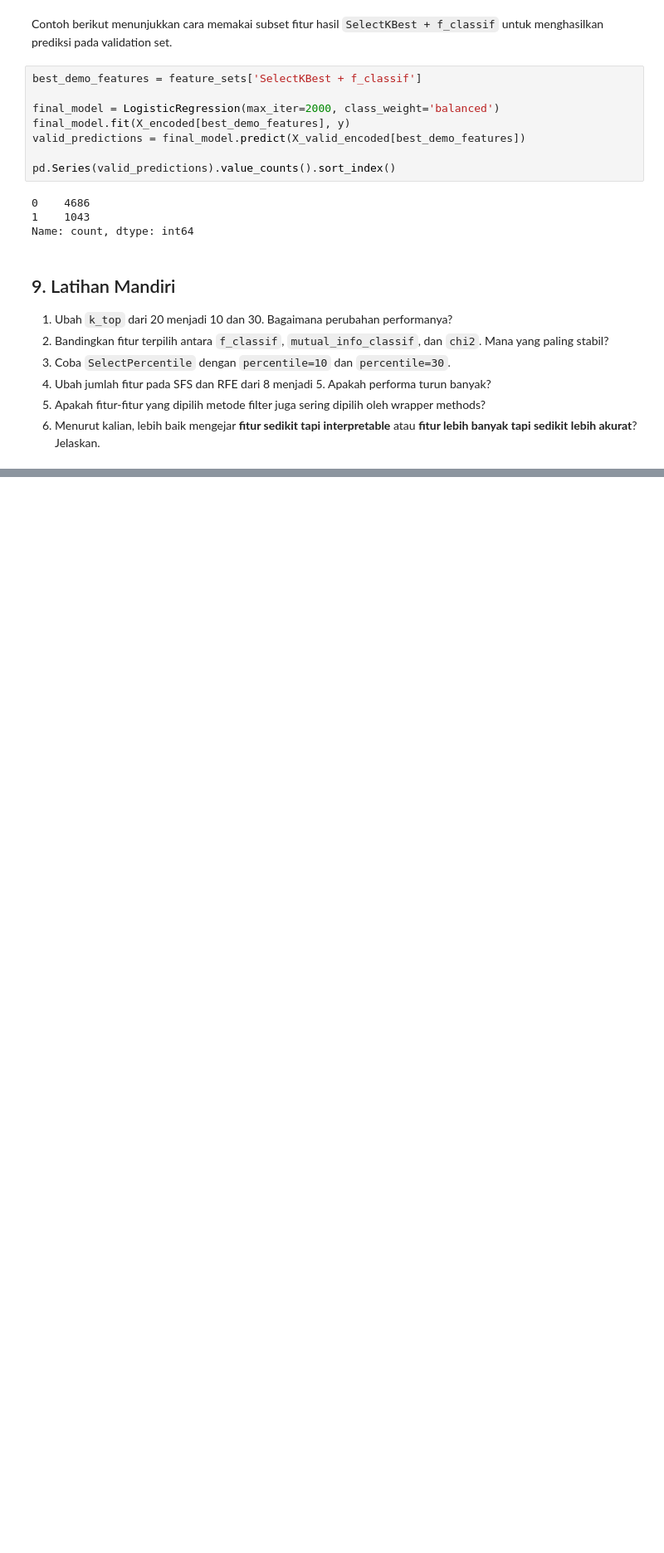
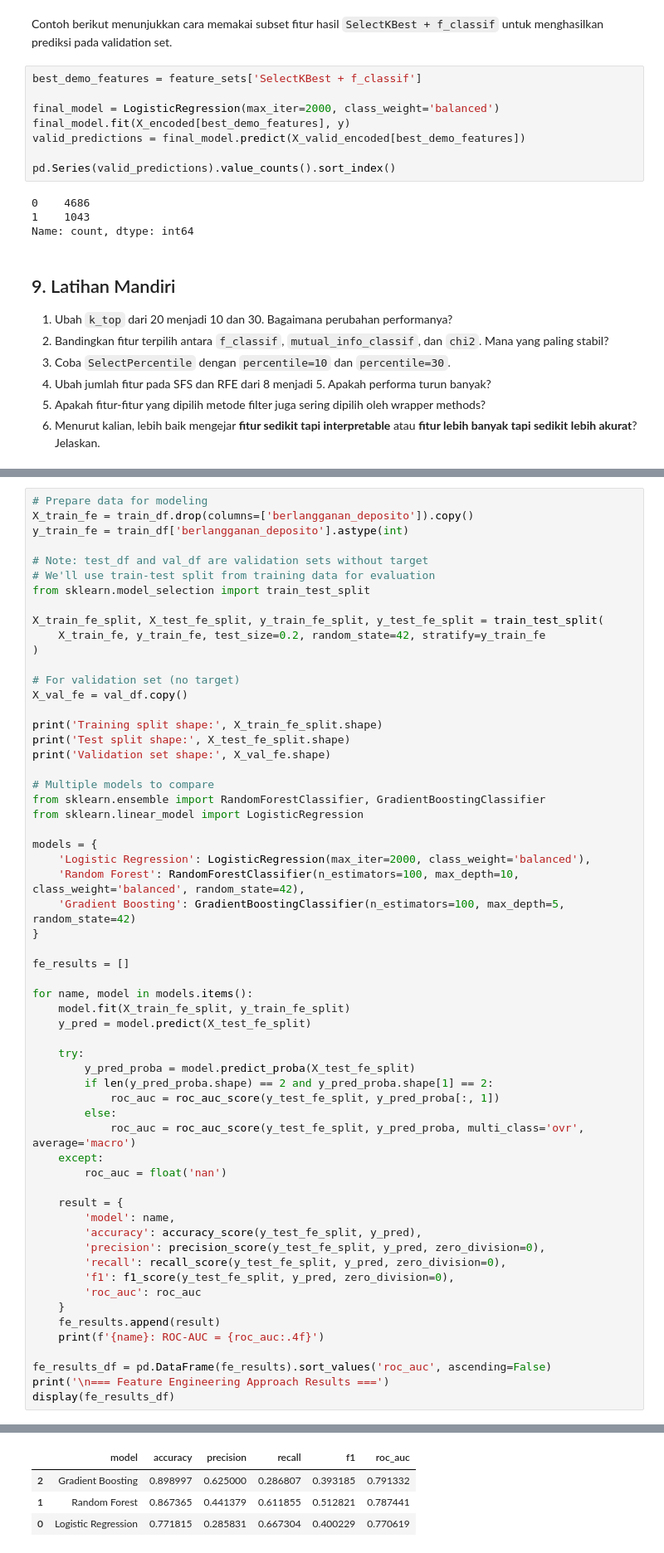
Before and after one commit to 0xkeonho/Modul-Data-Mining, a Jupyter notebook: week-03/praktikum/Filter-Wrapper.ipynb, the cells around one changed output, grey strips where cells are left out. Shown at 83% size. Drawn from its saved outputs; the diff is of its cells as text; blank space fills up the shorter version.

```diff
--- a/week-03/praktikum/Filter-Wrapper.ipynb
+++ b/week-03/praktikum/Filter-Wrapper.ipynb
@@ -1758,0 +1977,60 @@ Name: count, dtype: int64
+# %%
+# Prepare data for modeling
+X_train_fe = train_df.drop(columns=['berlangganan_deposito']).copy()
+y_train_fe = train_df['berlangganan_deposito'].astype(int)
+
+# Note: test_df and val_df are validation sets without target
+# We'll use train-test split from training data for evaluation
+from sklearn.model_selection import train_test_split
+
+X_train_fe_split, X_test_fe_split, y_train_fe_split, y_test_fe_split = train_test_split(
+    X_train_fe, y_train_fe, test_size=0.2, random_state=42, stratify=y_train_fe
+)
+
+# For validation set (no target)
+X_val_fe = val_df.copy()
+
+print('Training split shape:', X_train_fe_split.shape)
+print('Test split shape:', X_test_fe_split.shape)
+print('Validation set shape:', X_val_fe.shape)
+
+# Multiple models to compare
+from sklearn.ensemble import RandomForestClassifier, GradientBoostingClassifier
+from sklearn.linear_model import LogisticRegression
+
+models = {
+    'Logistic Regression': LogisticRegression(max_iter=2000, class_weight='balanced'),
+    'Random Forest': RandomForestClassifier(n_estimators=100, max_depth=10, class_weight='balanced', random_state=42),
+    'Gradient Boosting': GradientBoostingClassifier(n_estimators=100, max_depth=5, random_state=42)
+}
+
+fe_results = []
+
+for name, model in models.items():
+    model.fit(X_train_fe_split, y_train_fe_split)
+    y_pred = model.predict(X_test_fe_split)
+
+    try:
+        y_pred_proba = model.predict_proba(X_test_fe_split)
+        if len(y_pred_proba.shape) == 2 and y_pred_proba.shape[1] == 2:
+            roc_auc = roc_auc_score(y_test_fe_split, y_pred_proba[:, 1])
+        else:
+            roc_auc = roc_auc_score(y_test_fe_split, y_pred_proba, multi_class='ovr', average='macro')
+    except:
+        roc_auc = float('nan')
+
+    result = {
+        'model': name,
+        'accuracy': accuracy_score(y_test_fe_split, y_pred),
+        'precision': precision_score(y_test_fe_split, y_pred, zero_division=0),
+        'recall': recall_score(y_test_fe_split, y_pred, zero_division=0),
+        'f1': f1_score(y_test_fe_split, y_pred, zero_division=0),
+        'roc_auc': roc_auc
+    }
+    fe_results.append(result)
+    print(f'{name}: ROC-AUC = {roc_auc:.4f}')
+
+fe_results_df = pd.DataFrame(fe_results).sort_values('roc_auc', ascending=False)
+print('\n=== Feature Engineering Approach Results ===')
+display(fe_results_df)
+# %% [output]
@@ -1758,0 +2045,4 @@ Name: count, dtype: int64
+|  | model | accuracy | precision | recall | f1 | roc_auc |
+| 2 | Gradient Boosting | 0.898997 | 0.625000 | 0.286807 | 0.393185 | 0.791332 |
+| 1 | Random Forest | 0.867365 | 0.441379 | 0.611855 | 0.512821 | 0.787441 |
+| 0 | Logistic Regression | 0.771815 | 0.285831 | 0.667304 | 0.400229 | 0.770619 |
```
Also changed, not shown: parts of 22 cells of this notebook.
